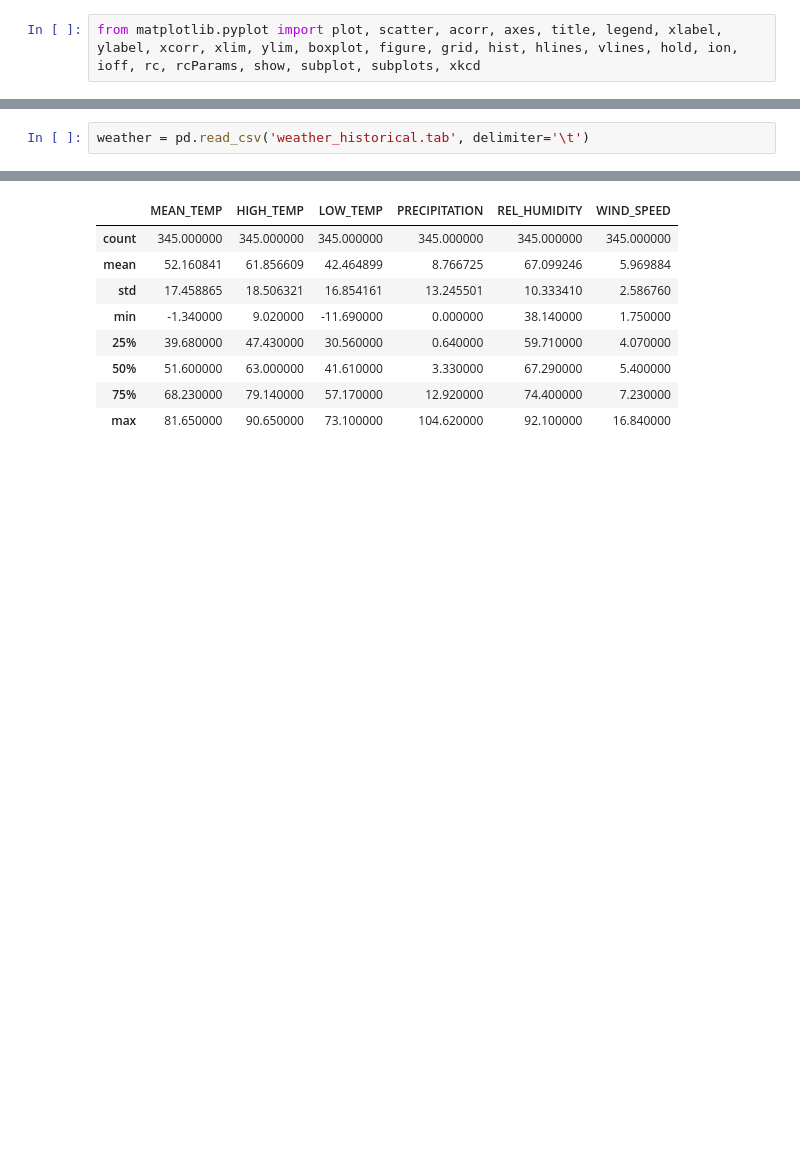
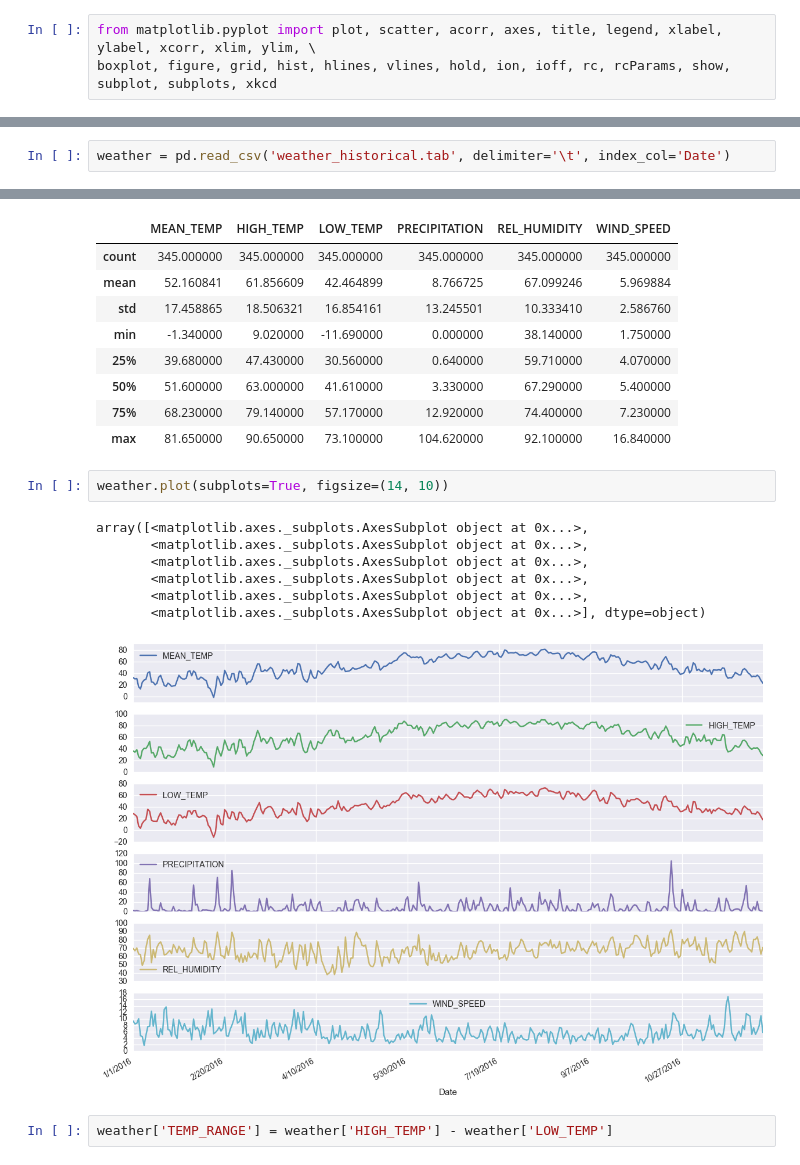
Before and after one commit to lcota/dsbc, a Jupyter notebook: GroupEffects/Weather Data Download.ipynb, the cells around one changed output, grey strips where cells are left out. Cells and saved outputs as stored; diff of their text form; blank space fills up the shorter version.

Commit message:
added plots and additional questions

```diff
--- a/GroupEffects/Weather Data Download.ipynb
+++ b/GroupEffects/Weather Data Download.ipynb
@@ -6,9 +6,10 @@
 import seaborn as sb
 import matplotlib.pyplot as plt
 # %%
-from matplotlib.pyplot import plot, scatter, acorr, axes, title, legend, xlabel, ylabel, xcorr, xlim, ylim, boxplot, figure, grid, hist, hlines, vlines, hold, ion, ioff, rc, rcParams, show, subplot, subplots, xkcd
+from matplotlib.pyplot import plot, scatter, acorr, axes, title, legend, xlabel, ylabel, xcorr, xlim, ylim, \
+boxplot, figure, grid, hist, hlines, vlines, hold, ion, ioff, rc, rcParams, show, subplot, subplots, xkcd
 # %%
 import pandas as pd
 from pandas import DataFrame, Series, Index, datetools
 # %%
-weather = pd.read_csv('weather_historical.tab', delimiter='\t')
+weather = pd.read_csv('weather_historical.tab', delimiter='\t', index_col='Date')
@@ -30,3 +41,15 @@ weather.describe()
 | 50% | 51.600000 | 63.000000 | 41.610000 | 3.330000 | 67.290000 | 5.400000 |
 | 75% | 68.230000 | 79.140000 | 57.170000 | 12.920000 | 74.400000 | 7.230000 |
 | max | 81.650000 | 90.650000 | 73.100000 | 104.620000 | 92.100000 | 16.840000 |
+# %%
+weather.plot(subplots=True, figsize=(14, 10))
+# %% [output]
+array([<matplotlib.axes._subplots.AxesSubplot object at 0x...>,
+       <matplotlib.axes._subplots.AxesSubplot object at 0x...>,
+       <matplotlib.axes._subplots.AxesSubplot object at 0x...>,
+       <matplotlib.axes._subplots.AxesSubplot object at 0x...>,
+       <matplotlib.axes._subplots.AxesSubplot object at 0x...>,
+       <matplotlib.axes._subplots.AxesSubplot object at 0x...>], dtype=object)
+[figure, added]
+# %%
+weather['TEMP_RANGE'] = weather['HIGH_TEMP'] - weather['LOW_TEMP']
```
Also changed, not shown: parts of 8 cells of this notebook.
